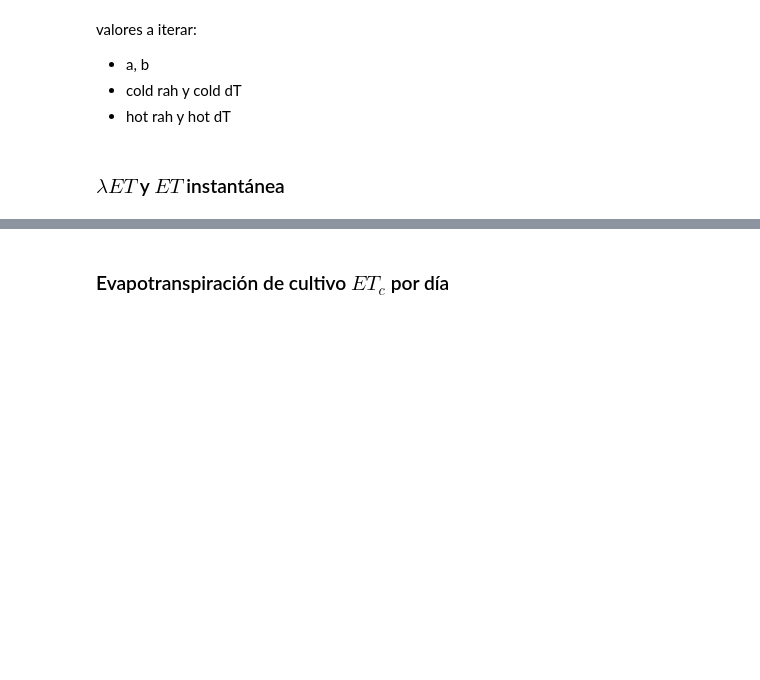
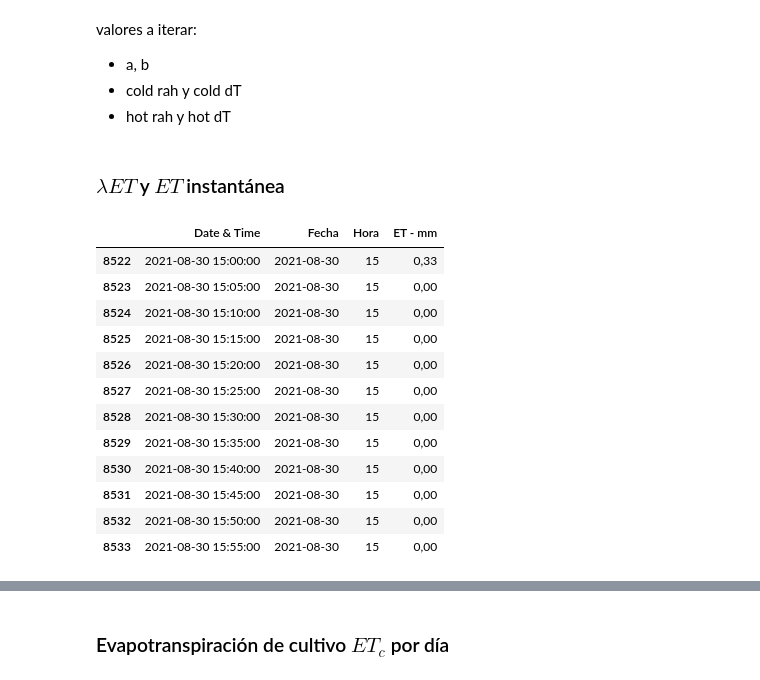
Before and after one commit to vilcagamarracf/Inv_arroz_METRIC, a Jupyter notebook: notebooks/2_Balance_de_Energía_Superficial_Modelo_METRIC.ipynb, the cells around one changed output, grey strips where cells are left out. Saved outputs shown, nothing was run; the diff lists cells and outputs as text; code cells hidden in the pictures; blank space fills up the shorter version.

```diff
--- a/notebooks/2_Balance_de_Energía_Superficial_Modelo_METRIC.ipynb
+++ b/notebooks/2_Balance_de_Energía_Superficial_Modelo_METRIC.ipynb
@@ -1026,7 +1026,9 @@ slope = ee.Terrain.slope(dem) # Para la extracción de valores segun pixeles a e
 # Cargar reporte de imágenes satelitales con id
 ruta_reportel8 = 'https://raw.githubusercontent.com/vilcagamarracf/Inv_arroz_METRIC/main/files/reporteL8_RAW_2021.csv'
 df_reportel8 = pd.read_csv(ruta_reportel8)
-df_reportel8[df_reportel8['Mes']>7] # Visualizar solamente imágenes de agosto en adelante
+df_reportel8 = df_reportel8[df_reportel8['Mes']>7] # Visualizar solamente imágenes de agosto en adelante
+fechas_reportel8 = df_reportel8['Fecha Corta'].tolist()
+df_reportel8
 # %% [output]
 |  | ID GEE | Fecha Precisa | Fecha Corta | Año | Mes | Día | Día Juliano | CLOUD_COVER | ... |
 | 12 | LANDSAT/LC08/C01/T1/LC08_010065_2... | 2021-08-14 15:28:26.458 | 2021-08-14 | 2021 | 8 | 14 | 226 | 61.22 | ... |
@@ -1609,3 +1611,35 @@ valores a iterar:
 - hot rah y hot dT
 # %% [markdown]
 ### $\lambda{ET}$ y $ET$ instantánea
+# %%
+from datetime import date
+
+ruta_vf = '/content/estacion_vista_florida.csv'
+df_vf = pd.read_csv(ruta_vf, encoding='latin-1',
+                    skiprows=(0,1,2,3,4),
+                    skip_blank_lines=True,
+                    na_values='--')
+
+df_vf['Date & Time'] = pd.to_datetime(df_vf['Date & Time'], format='%d/%m/%y %I:%M %p')
+df_vf['Fecha'] = pd.DatetimeIndex(df_vf['Date & Time']).date
+df_vf['Hora'] = pd.DatetimeIndex(df_vf['Date & Time']).hour
+
+df_vf = df_vf[['Date & Time', 'Fecha', 'Hora', 'ET - mm']]
+df_vf = df_vf[df_vf['Hora'] == 15]
+df_vf[df_vf['Fecha'] == pd.Timestamp(fechas_reportel8[1])]
+
+# df_vf[(df_vf['Date & Time'] < '2021-12-30') & (pd.DatetimeIndex(df_vf['Date & Time']).hour == 15)]
+# %% [output]
+|  | Date & Time | Fecha | Hora | ET - mm |
+| 8522 | 2021-08-30 15:00:00 | 2021-08-30 | 15 | 0,33 |
+| 8523 | 2021-08-30 15:05:00 | 2021-08-30 | 15 | 0,00 |
+| 8524 | 2021-08-30 15:10:00 | 2021-08-30 | 15 | 0,00 |
+| 8525 | 2021-08-30 15:15:00 | 2021-08-30 | 15 | 0,00 |
+| 8526 | 2021-08-30 15:20:00 | 2021-08-30 | 15 | 0,00 |
+| 8527 | 2021-08-30 15:25:00 | 2021-08-30 | 15 | 0,00 |
+| 8528 | 2021-08-30 15:30:00 | 2021-08-30 | 15 | 0,00 |
+| 8529 | 2021-08-30 15:35:00 | 2021-08-30 | 15 | 0,00 |
+| 8530 | 2021-08-30 15:40:00 | 2021-08-30 | 15 | 0,00 |
+| 8531 | 2021-08-30 15:45:00 | 2021-08-30 | 15 | 0,00 |
+| 8532 | 2021-08-30 15:50:00 | 2021-08-30 | 15 | 0,00 |
+| 8533 | 2021-08-30 15:55:00 | 2021-08-30 | 15 | 0,00 |
```
Also changed, not shown: parts of 13 cells of this notebook.
